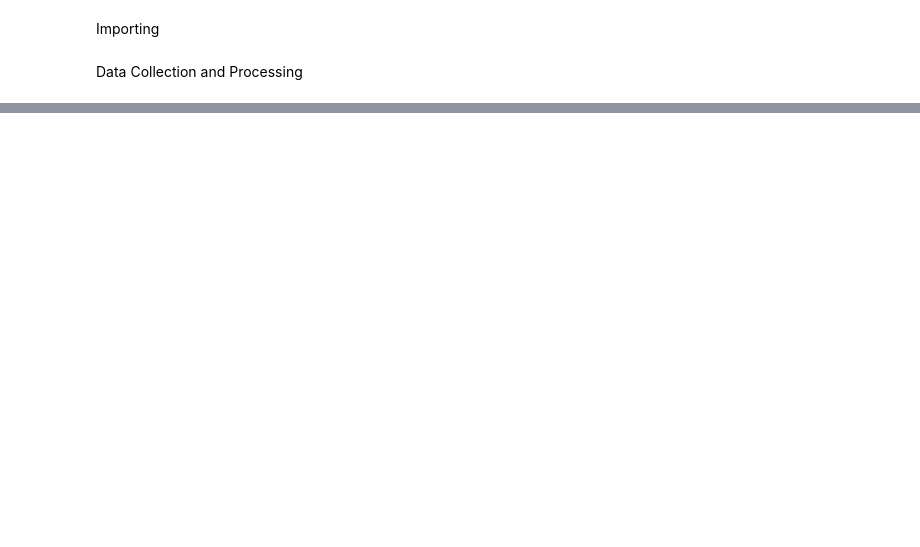
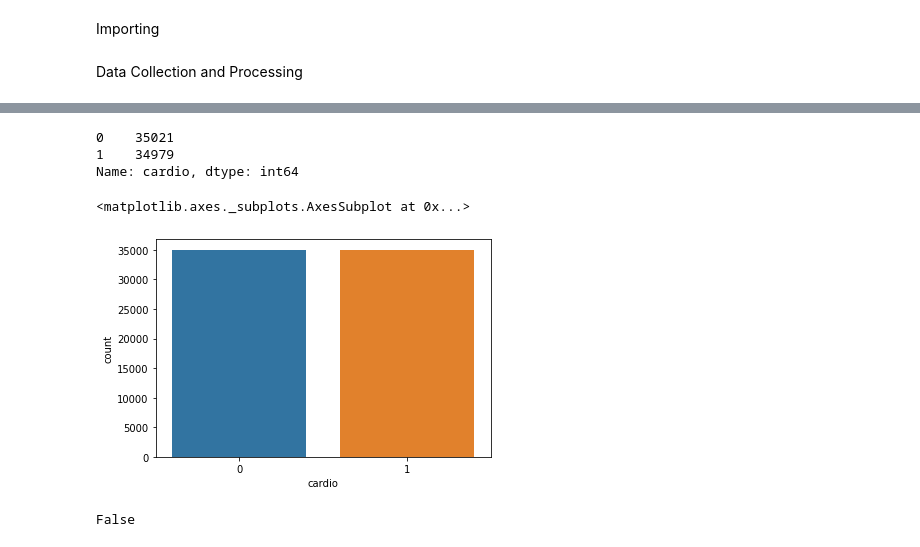
Before and after one commit to shamsurlm10/heart_attack_possibilty, a Jupyter notebook: heart.ipynb, the cells around one changed output, grey strips where cells are left out. Saved outputs shown, nothing was run; the diff lists cells and outputs as text; code cells hidden in the pictures; blank space fills up the shorter version.

```diff
--- a/heart.ipynb
+++ b/heart.ipynb
@@ -23,0 +54,15 @@ heart_data.head()
+# %%
+heart_data['cardio'].value_counts()
+# %% [output]
+0    35021
+1    34979
+Name: cardio, dtype: int64
+# %%
+seaborn.countplot(heart_data['cardio'])
+# %% [output]
+<matplotlib.axes._subplots.AxesSubplot at 0x...>
+[figure, added]
+# %%
+heart_data.isnull().values.any()
+# %% [output]
+False
```
Also changed, not shown: parts of 14 cells of this notebook.
